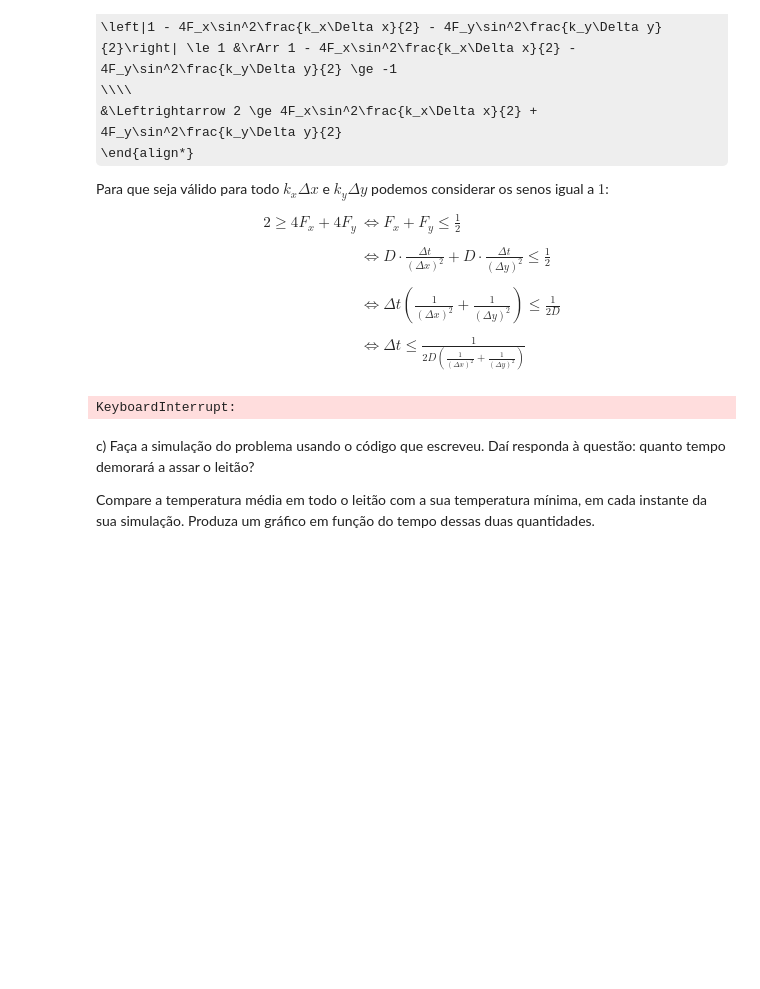
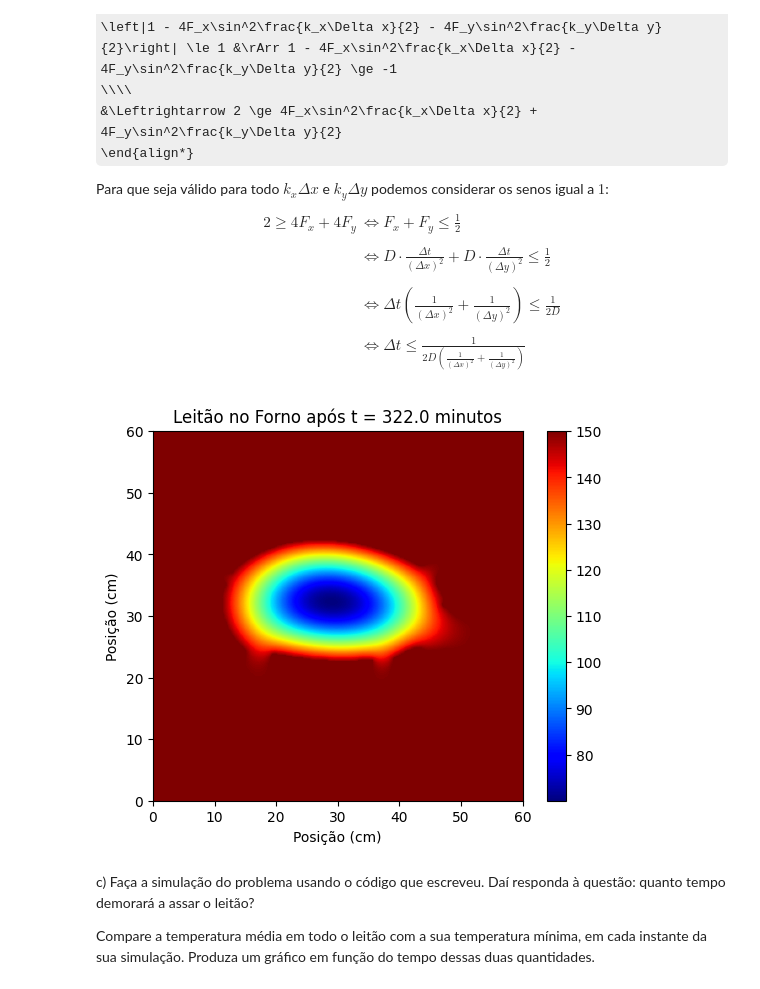
Before and after one commit to guilhermebaos/Aulas-Uni, a Jupyter notebook: Métodos-Computacionais/TPC2/TPC2.ipynb, the cells around one changed output. Cells and saved outputs as stored; diff of their text form; code cells hidden in the pictures; some formulas as TeX source; blank space fills up the shorter version.

```diff
--- a/Métodos-Computacionais/TPC2/TPC2.ipynb
+++ b/Métodos-Computacionais/TPC2/TPC2.ipynb
@@ -173,7 +176,7 @@ Para que seja válido para todo $k_x\Delta x$ e $k_y\Delta y$ podemos considerar
 &\Leftrightarrow \Delta t\le \frac1{2D\left(\frac1{(\Delta x)^2} + \frac1{(\Delta y)^2}\right)}
 \end{align*}
 # %%
-def calorFTCS(T: float, ci: np.ndarray, mask: np.ndarray, D: float, dx: float, dy: float, dt=None):
+def calorFTCS(T: float, ci: np.ndarray, mask: np.ndarray, D: float, dx: float, dy: float, dt=None, terminado=None):
     """
         Evolui a equação do calor por um tempo `T` com o método FTCS com condições iniciais `ci` evoluindo apenas os pontos onde `mask == True`.
 
@@ -187,38 +190,46 @@ def calorFTCS(T: float, ci: np.ndarray, mask: np.ndarray, D: float, dx: float, d
     # Copiar condições iniciais
     now = np.copy(ci)
     nex = np.copy(ci)
 
     # Verificar estabilidade
     if dt is None:
-        dt = 1 / (2 * D * (1/dx**2 + 1/dy**2)) * 0.99
+        dt = 1 / (2 * D * (1/dx**2 + 1/dy**2)) * 0.49
 
     # Calcular números de Fourier
     Fx = D * dt / (dx**2)
     Fy = D * dt / (dy**2)
 
 
     # Evoluir no tempo
     t = 0
 
     while t < T:
         nex[1:-1, 1:-1] = now[1:-1, 1:-1] + mask[1:-1, 1:-1] * (Fx * (now[2:, 1:-1] + now[:-2, 1:-1] - 2 * now[1:-1, 1:-1]) + Fy * (now[1:-1, 2:] + now[1:-1, :-2] - 2 * now[1:-1, 1:-1]))
 
         t += dt
         now = np.copy(nex)
 
-    return now
+        if terminado:
+            if np.min(now) > terminado:
+                return now, t
+
+    return now, t
 
 
-cozinhado = calorFTCS(5 * 3600, forno, leitao, DIF, DX, DY)
+
+# Vamos apenas simular a parte do forno que interessa
+# forno, leitao = forno[NXI - 2: NX - NXI + 2, NYI - 2: NY - NYI + 2], leitao[NXI - 2: NX - NXI + 2, NYI - 2: NY - NYI + 2]
+
+cozinhado, tempo = calorFTCS(10 * 3600, forno, leitao, DIF, DX, DY, terminado=70)
 
 plt.imshow(cozinhado, extent=(0, FORNOX / 0.01, 0, FORNOY / 0.01), cmap="jet")
 plt.colorbar()
-plt.title("Leitão no Forno (a cor indica a temperatura)")
+plt.title(f"Leitão no Forno após t = {tempo/60:.1f} minutos")
 plt.xlabel('Posição (cm)')
 plt.ylabel('Posição (cm)')
 plt.show()
 # %% [output]
-KeyboardInterrupt:
+[figure, added]
 # %% [markdown]
 c) Faça a simulação do problema usando o código que escreveu. Daí responda à questão: quanto tempo demorará a assar o leitão?
 
```
Also changed, not shown: parts of 2 cells of this notebook.
